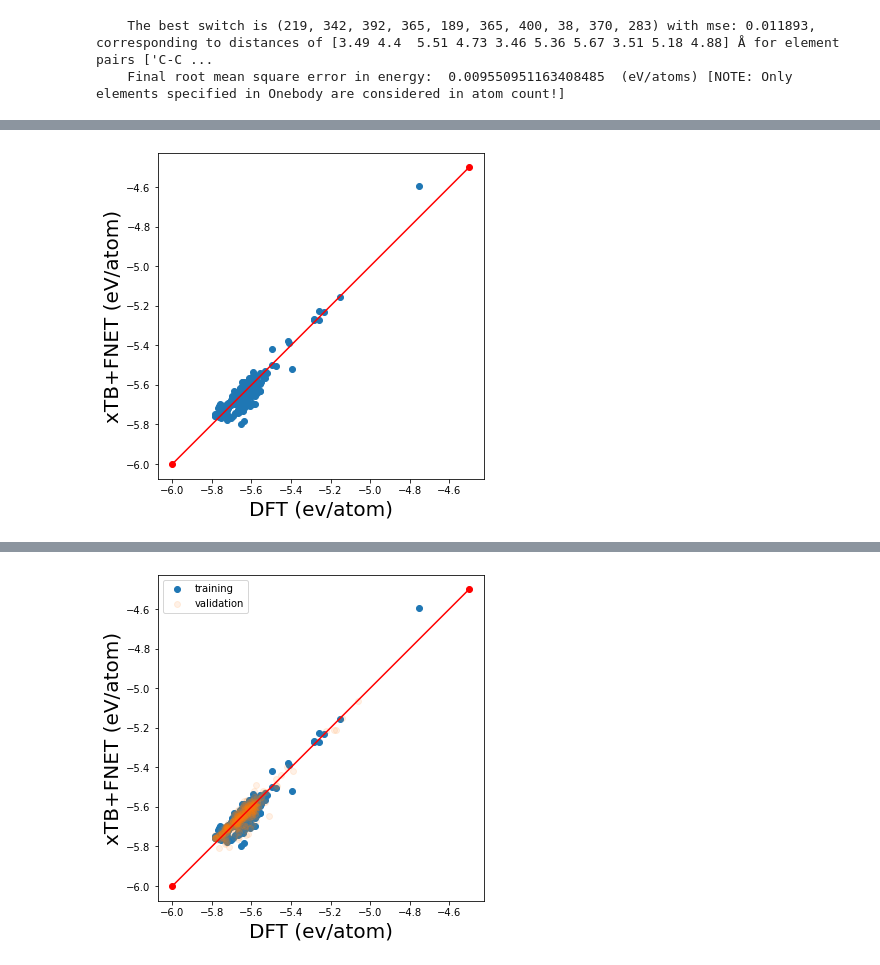
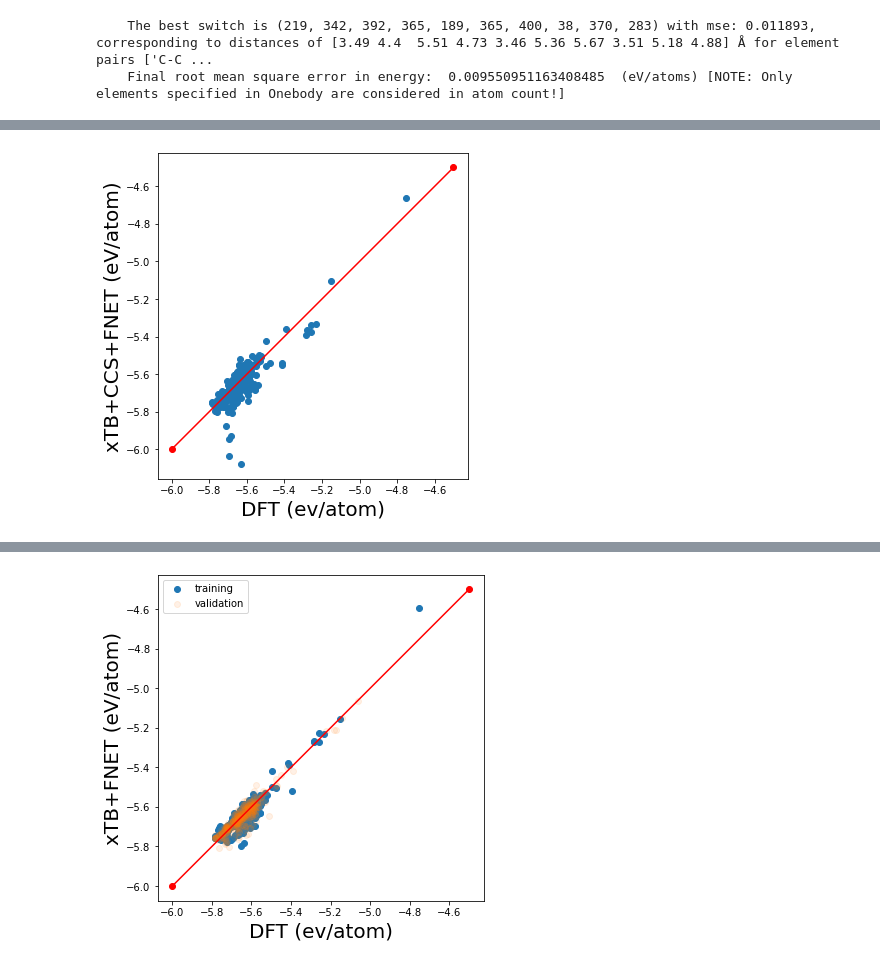
Before and after one commit to peterbmob/WP2pres, a Jupyter notebook: xTBCCSFNET.ipynb, the cells around one changed output, grey strips where cells are left out. Cells and saved outputs as stored; diff of their text form; code cells hidden in the pictures.

```diff
--- a/xTBCCSFNET.ipynb
+++ b/xTBCCSFNET.ipynb
@@ -921,7 +921,7 @@ ccs_fit("CCS_input.json")
 import json
 
 db_dft=connect('DFT_DB_train.db')
-db_new=connect('DFTB_DB_train_CCS.db')
+db_ccs=connect('DFTB_DB_train_CCS.db')
 
 with open('CCS_params.json', 'r') as f:
     CCS_params = json.load(f)
@@ -932,7 +932,7 @@ for row in db_dft.select():
   atoms.calc=setup_model_xtb_ccs(atoms, CCS_params)
   atoms.get_potential_energy()
   atoms.get_forces()
-  db_new.write(atoms)
+  db_ccs.write(atoms)
   print('Atom id:',row.id,' added')
 # %%
 import pandas as pd
@@ -960,8 +964,6 @@ from ase.io import read, write
 from ase.io.vasp import read_vasp, read_vasp_out
 from ase import units
 
-db_dft=connect('DFT_DB_train.db')
-db_dftb=connect('DFTB_DB_train.db')
 strucs = []
 energies =  np.empty((len(db_dft), 1))
 
@@ -973,7 +975,7 @@ for row in db_dft.select():
   write('POSCAR',atoms)
 
   strucs.append(read_vasp(os.path.join('POSCAR')))
-  energies[ii,0]= ((row.energy-db_dftb.get("id="+str(row.id)).energy)/units.Hartree)   ## UNIT should be in Hartree
+  energies[ii,0]= ((row.energy-db_ccs.get("id="+str(row.id)).energy)/units.Hartree)   ## UNIT should be in Hartree
 
 fnetdata = Fnetdata(atoms=strucs, globaltargets=energies)
 fnetdata.dump('fnetdata.hdf5')
@@ -1003,7 +1007,7 @@ iTrain: 3112, Loss: 5.539645E-05
 
 --------------------------------------------------------------------
 # %%
-#@title Test xTB+FNET calculator
+#@title Test xTB+CCS+FNET calculator
 from ase.build import molecule
 from fnetase import Fortnet
 from ase import units
@@ -1016,7 +1020,7 @@ energies_train=[]
 for row in db_dft.select():
     system = row.toatoms()
     energies_trainref.append(row.energy/len(system))
-    calc = setup_model_xtb_fnet(system)
+    calc = setup_model_xtb_ccs_fnet(system)
     system.calc=calc
     energy = system.get_potential_energy()
     forces = system.get_forces()
@@ -1025,15 +1029,15 @@ for row in db_dft.select():
 # %%
 import matplotlib.pyplot as plt
 
 
 fig1, ax = plt.subplots(figsize=(8, 6))
 ax=plt.scatter(energies_trainref,energies_train)
 plt.plot([-6,-4.5], [-6,-4.5], 'ro-')
 plt.xlabel('DFT (ev/atom)', fontsize=20)
-plt.ylabel('xTB+FNET (eV/atom)', fontsize=20)
+plt.ylabel('xTB+CCS+FNET (eV/atom)', fontsize=20)
 plt.gca().set_aspect('equal')
 # %% [output]
-[figure, old version]
+[figure, new version]
 # %%
 Databases = ['DFT_DB_train.db', 'DFTB_DB_train.db', 'DFTB_DB_train_CCS.db','DFTB_DB_train_FNET.db']
 
```
Also changed, not shown: parts of 5 cells of this notebook.
